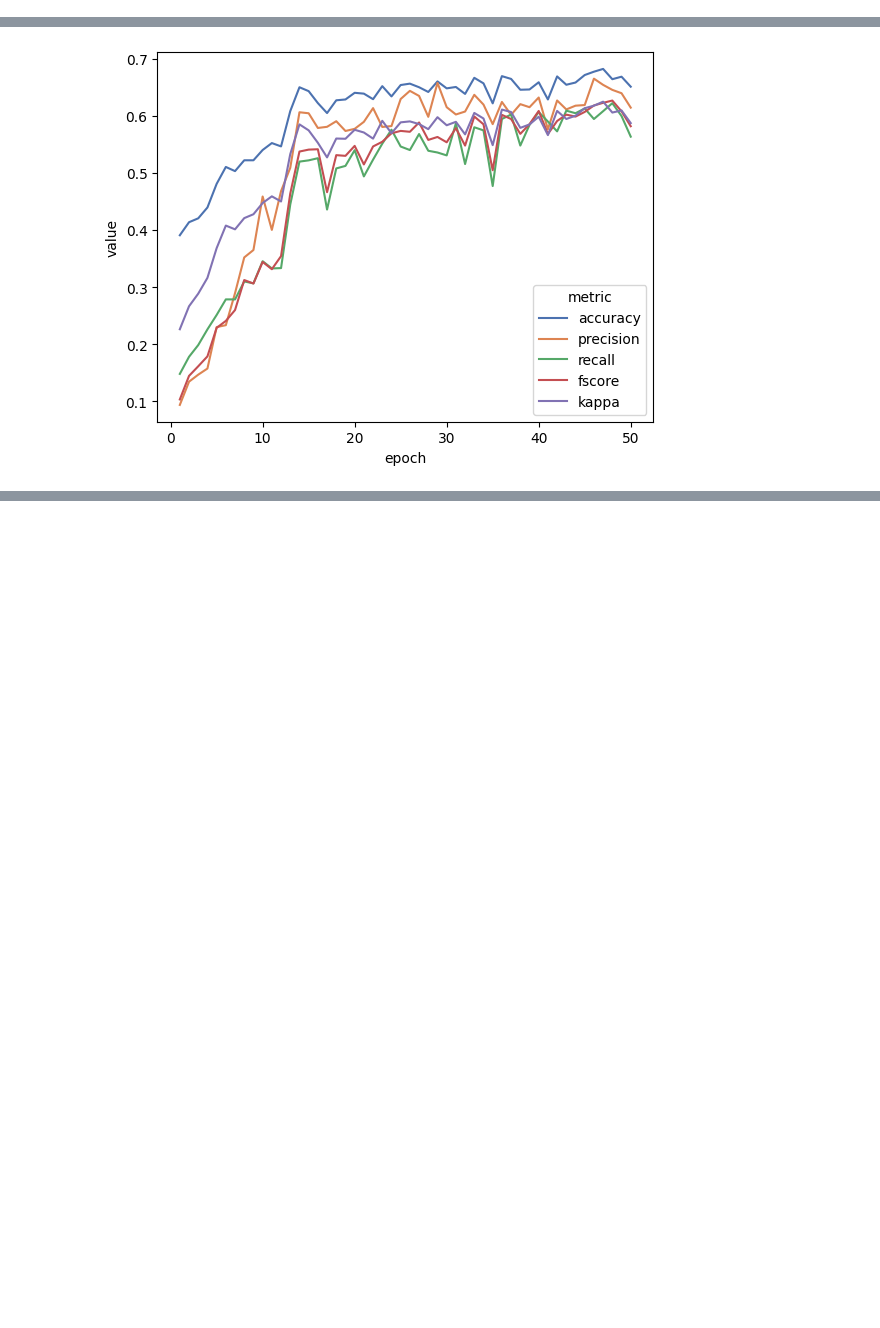
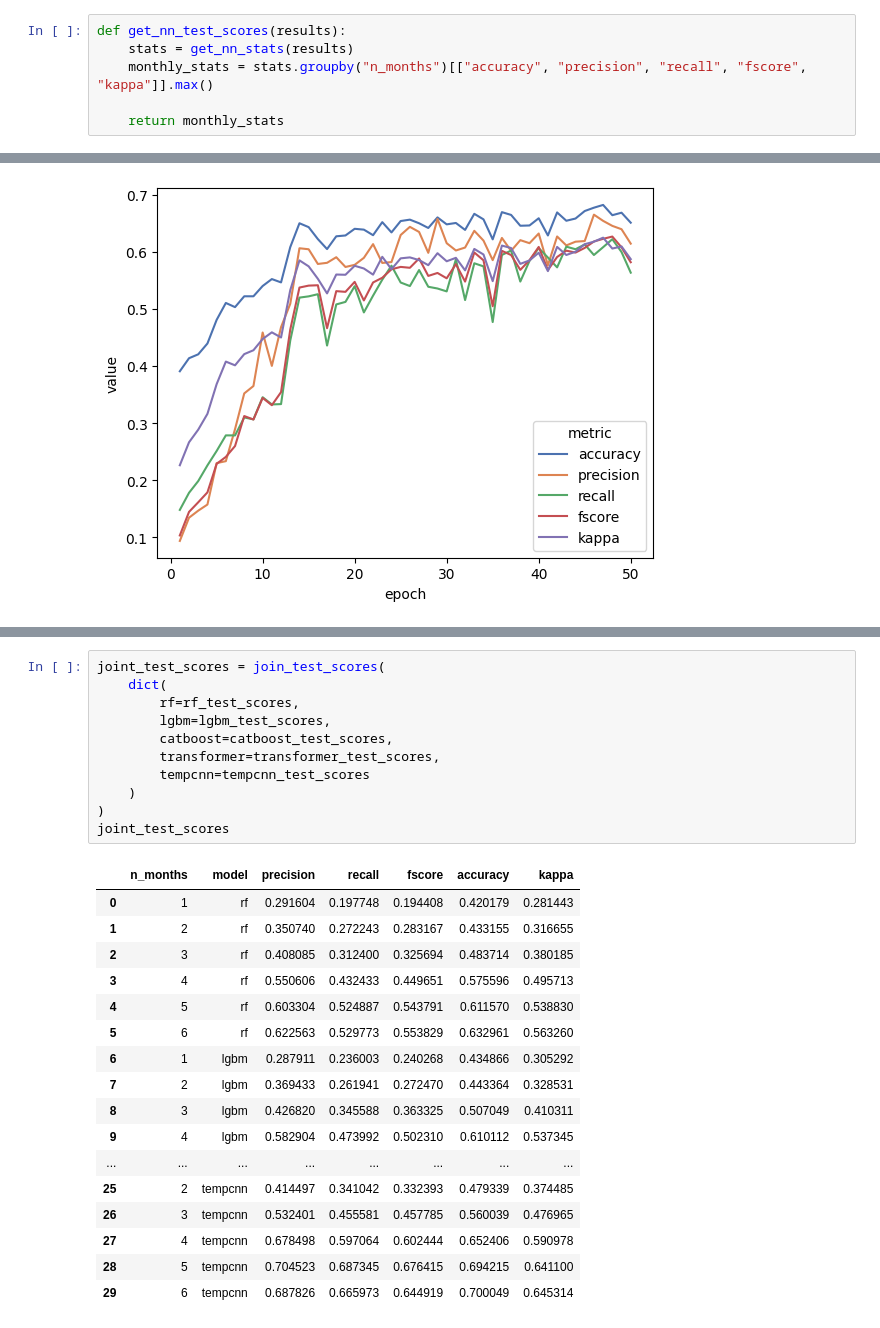
Before and after one commit to PavelSyomin/crop-classification, a Jupyter notebook: Crop Classification.ipynb, the cells around one changed output, grey strips where cells are left out. Cells and saved outputs as stored; diff of their text form; blank space fills up the shorter version.

```diff
--- a/Crop Classification.ipynb
+++ b/Crop Classification.ipynb
@@ -599,0 +600,6 @@ def get_nn_stats(results):
+# %%
+def get_nn_test_scores(results):
+    stats = get_nn_stats(results)
+    monthly_stats = stats.groupby("n_months")[["accuracy", "precision", "recall", "fscore", "kappa"]].max()
+
+    return monthly_stats
@@ -880,0 +924,29 @@ sns.lineplot(
+# %%
+joint_test_scores = join_test_scores(
+    dict(
+        rf=rf_test_scores,
+        lgbm=lgbm_test_scores,
+        catboost=catboost_test_scores,
+        transformer=transformer_test_scores,
+        tempcnn=tempcnn_test_scores
+    )
+)
+joint_test_scores
+# %% [output]
+|  | n_months | model | precision | recall | fscore | accuracy | kappa |
+| 0 | 1 | rf | 0.291604 | 0.197748 | 0.194408 | 0.420179 | 0.281443 |
+| 1 | 2 | rf | 0.350740 | 0.272243 | 0.283167 | 0.433155 | 0.316655 |
+| 2 | 3 | rf | 0.408085 | 0.312400 | 0.325694 | 0.483714 | 0.380185 |
+| 3 | 4 | rf | 0.550606 | 0.432433 | 0.449651 | 0.575596 | 0.495713 |
+| 4 | 5 | rf | 0.603304 | 0.524887 | 0.543791 | 0.611570 | 0.538830 |
+| 5 | 6 | rf | 0.622563 | 0.529773 | 0.553829 | 0.632961 | 0.563260 |
+| 6 | 1 | lgbm | 0.287911 | 0.236003 | 0.240268 | 0.434866 | 0.305292 |
+| 7 | 2 | lgbm | 0.369433 | 0.261941 | 0.272470 | 0.443364 | 0.328531 |
+| 8 | 3 | lgbm | 0.426820 | 0.345588 | 0.363325 | 0.507049 | 0.410311 |
+| 9 | 4 | lgbm | 0.582904 | 0.473992 | 0.502310 | 0.610112 | 0.537345 |
+| ... | ... | ... | ... | ... | ... | ... | ... |
+| 25 | 2 | tempcnn | 0.414497 | 0.341042 | 0.332393 | 0.479339 | 0.374485 |
+| 26 | 3 | tempcnn | 0.532401 | 0.455581 | 0.457785 | 0.560039 | 0.476965 |
+| 27 | 4 | tempcnn | 0.678498 | 0.597064 | 0.602444 | 0.652406 | 0.590978 |
+| 28 | 5 | tempcnn | 0.704523 | 0.687345 | 0.676415 | 0.694215 | 0.641100 |
+| 29 | 6 | tempcnn | 0.687826 | 0.665973 | 0.644919 | 0.700049 | 0.645314 |
```
Also changed, not shown: parts of 18 cells of this notebook.
